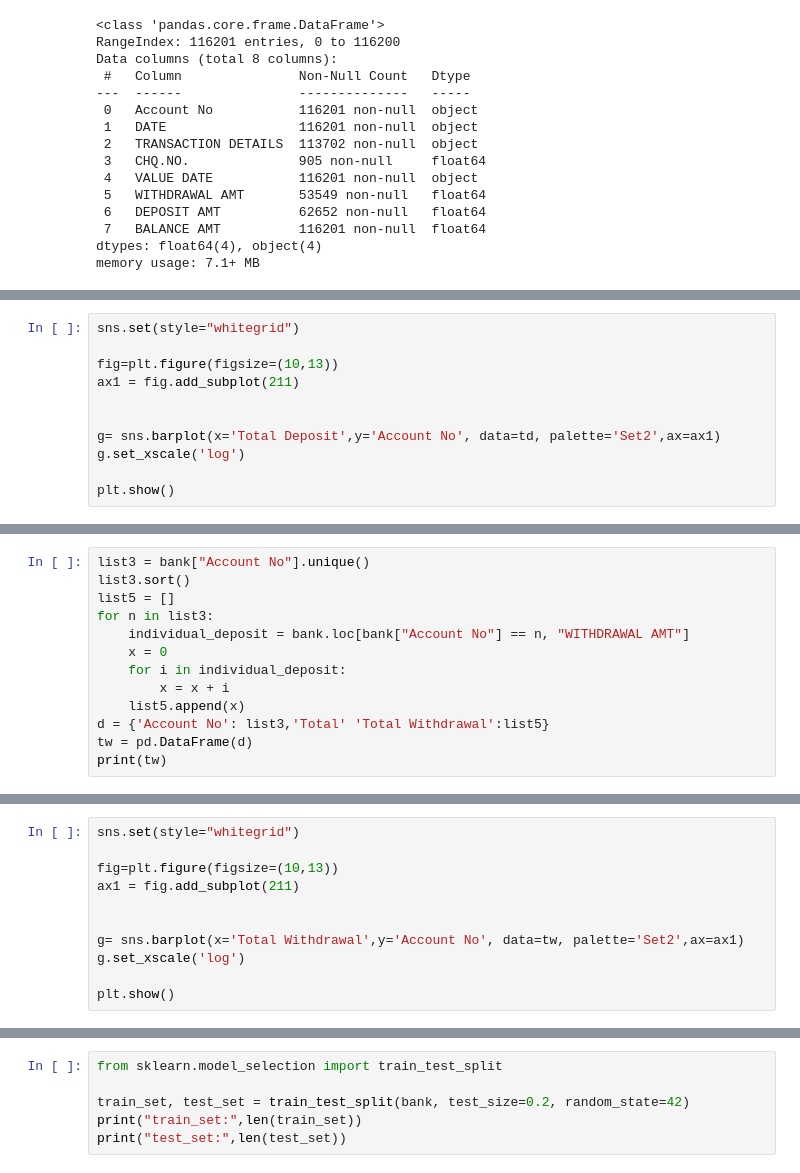
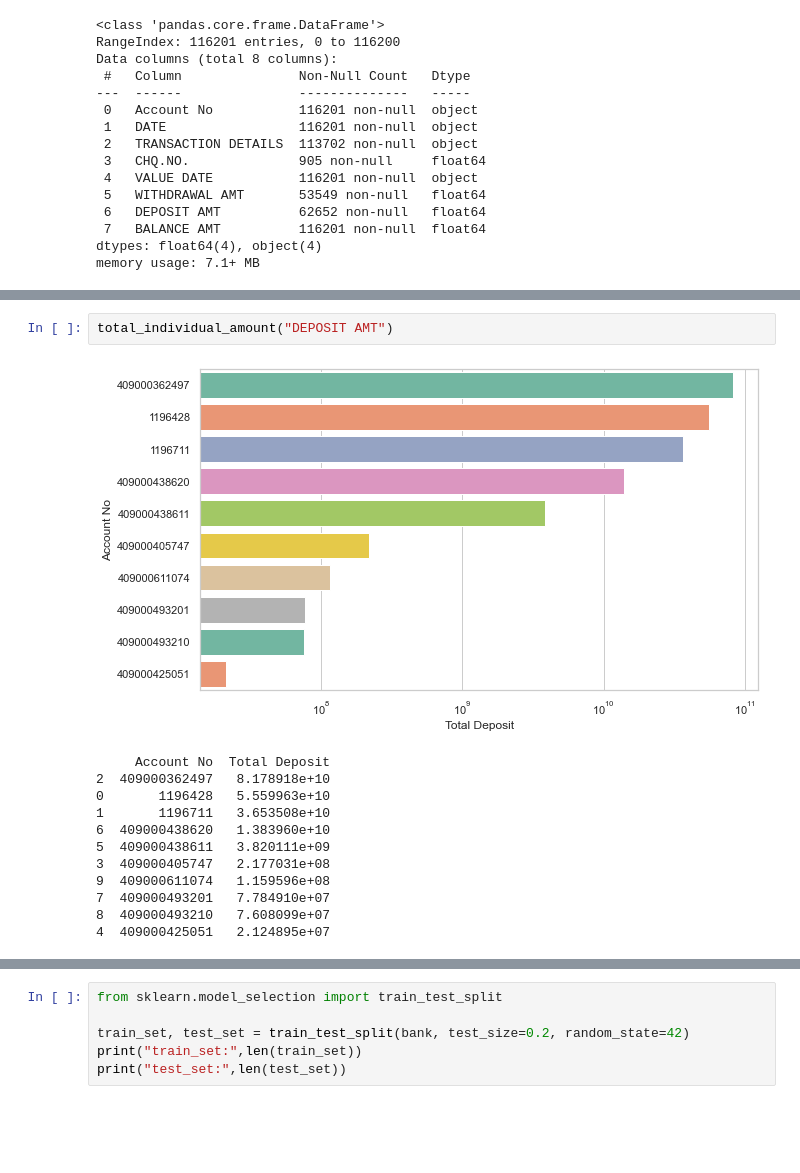
Before and after one commit to mehedihasanreal/MISL-Intern, a Jupyter notebook: Bank.ipynb, the cells around one changed output, grey strips where cells are left out. Saved outputs shown, nothing was run; the diff lists cells and outputs as text; blank space fills up the shorter version.

Commit message:
Individual Total Deposit & Withdrawal also bar plot in function

```diff
--- a/Bank.ipynb
+++ b/Bank.ipynb
@@ -162,11 +135,0 @@ td.plot.bar(x = "Account No", y = "Total Deposit")
-# %%
-sns.set(style="whitegrid")
-
-fig=plt.figure(figsize=(10,13))
-ax1 = fig.add_subplot(211)
-
-
-g= sns.barplot(x='Total Deposit',y='Account No', data=td, palette='Set2',ax=ax1)
-g.set_xscale('log')
-
-plt.show()
@@ -195,13 +135,0 @@ for n in list3:
-# %%
-list3 = bank["Account No"].unique()
-list3.sort()
-list5 = []
-for n in list3:
-    individual_deposit = bank.loc[bank["Account No"] == n, "WITHDRAWAL AMT"]
-    x = 0
-    for i in individual_deposit:
-        x = x + i
-    list5.append(x)
-d = {'Account No': list3,'Total' 'Total Withdrawal':list5}
-tw = pd.DataFrame(d)
-print(tw)
@@ -220,11 +135,0 @@ print(tw)
-# %%
-sns.set(style="whitegrid")
-
-fig=plt.figure(figsize=(10,13))
-ax1 = fig.add_subplot(211)
-
-
-g= sns.barplot(x='Total Withdrawal',y='Account No', data=tw, palette='Set2',ax=ax1)
-g.set_xscale('log')
-
-plt.show()
@@ -249 +187,16 @@ plt.show()
+# %%
+total_individual_amount("DEPOSIT AMT")
+# %% [output]
+[figure, added]
+     Account No  Total Deposit
+2  409000362497   8.178918e+10
+0       1196428   5.559963e+10
+1       1196711   3.653508e+10
+6  409000438620   1.383960e+10
+5  409000438611   3.820111e+09
+3  409000405747   2.177031e+08
+9  409000611074   1.159596e+08
+7  409000493201   7.784910e+07
+8  409000493210   7.608099e+07
+4  409000425051   2.124895e+07
 # %%
```
Also changed, not shown: parts of 18 cells of this notebook.
